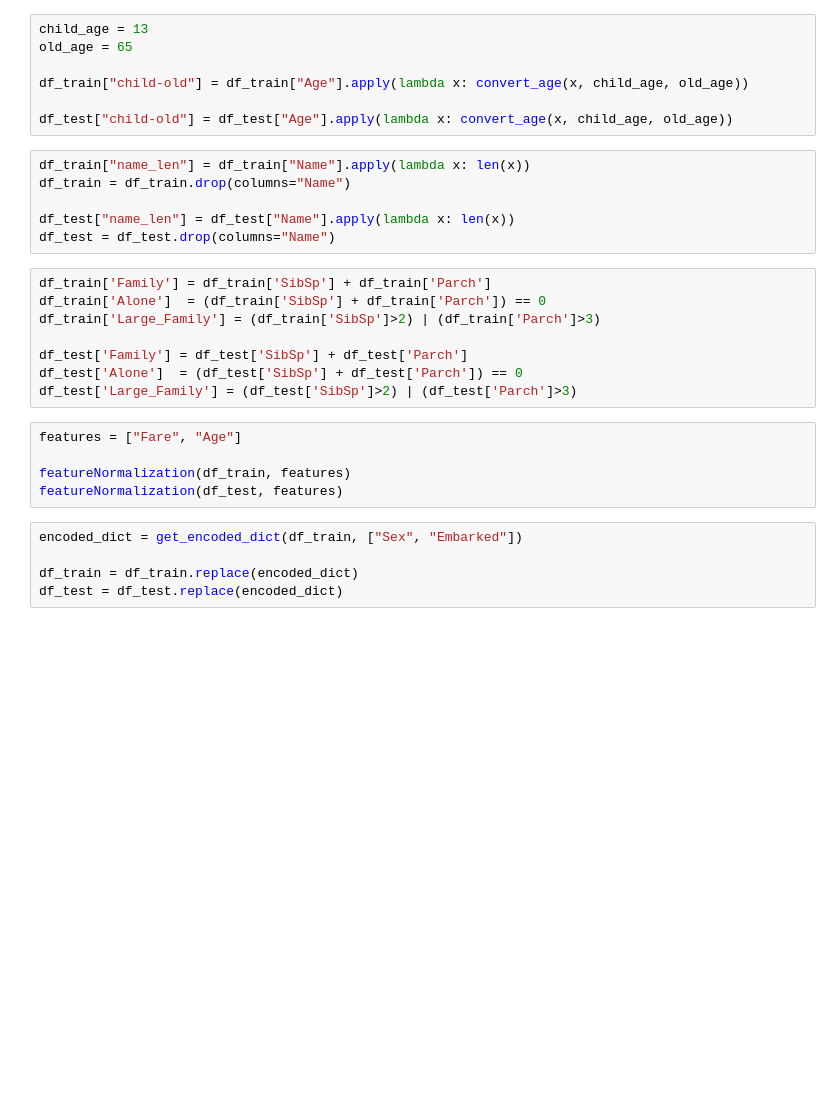
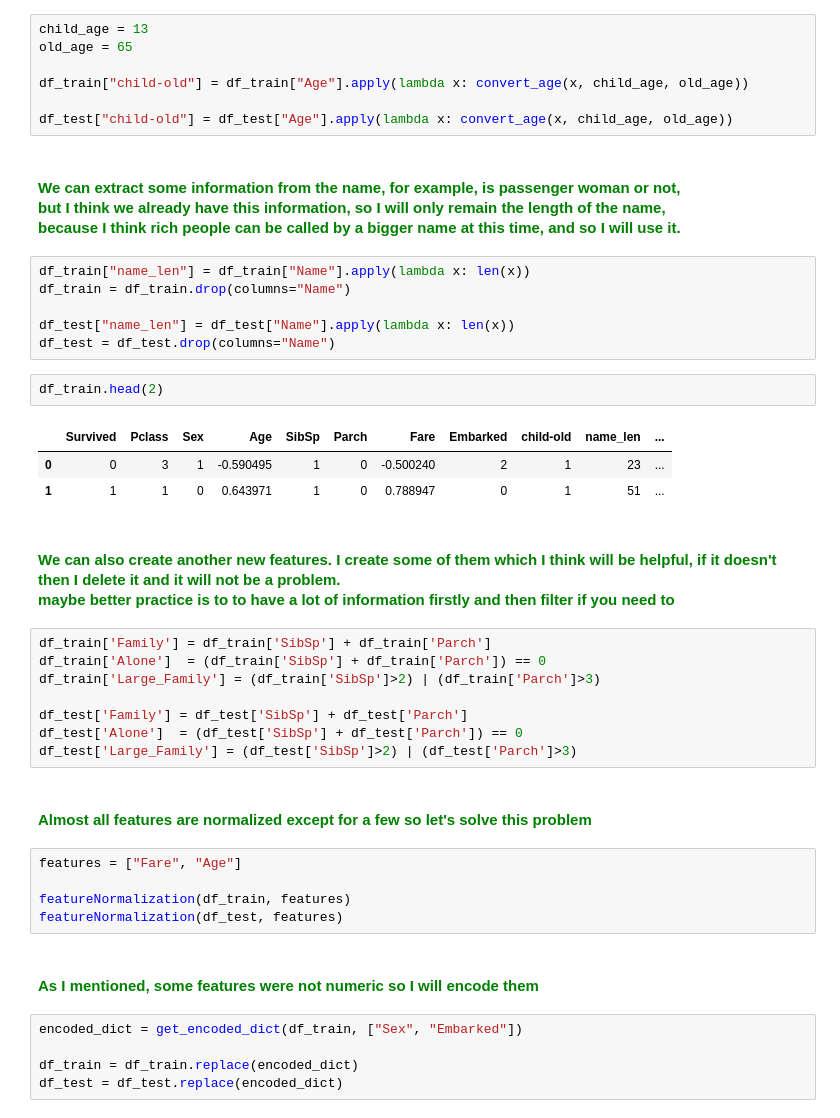
Before and after one commit to RRaphaell/kaggle_titanic, a Jupyter notebook: titanic_survival_prediction.ipynb, the cells around one changed output. Drawn from its saved outputs; the diff is of its cells as text; blank space fills up the shorter version.

```diff
--- a/titanic_survival_prediction.ipynb
+++ b/titanic_survival_prediction.ipynb
@@ -224,12 +249,22 @@ old_age = 65
 df_train["child-old"] = df_train["Age"].apply(lambda x: convert_age(x, child_age, old_age))
 
 df_test["child-old"] = df_test["Age"].apply(lambda x: convert_age(x, child_age, old_age))
+# %% [markdown]
+#### <span style="color:green">We can extract some information from the name, for example, is passenger woman or not, <br> but I think we already have this information, so I will only remain the length of the name, <br> because I think rich people can be called by a bigger name at this time, and so I will use it.
 # %%
 df_train["name_len"] = df_train["Name"].apply(lambda x: len(x))
 df_train = df_train.drop(columns="Name")
 
 df_test["name_len"] = df_test["Name"].apply(lambda x: len(x))
 df_test = df_test.drop(columns="Name")
+# %%
+df_train.head(2)
+# %% [output]
+|  | Survived | Pclass | Sex | Age | SibSp | Parch | Fare | Embarked | child-old | name_len | ... |
+| 0 | 0 | 3 | 1 | -0.590495 | 1 | 0 | -0.500240 | 2 | 1 | 23 | ... |
+| 1 | 1 | 1 | 0 | 0.643971 | 1 | 0 | 0.788947 | 0 | 1 | 51 | ... |
+# %% [markdown]
+#### <span style="color:green"> We can also create another new features. I create some of them which I think will be helpful, if it doesn't then I delete it and it will not be a problem. <br> maybe better practice is to to have a lot of information firstly and then filter if you need to
 # %%
 df_train['Family'] = df_train['SibSp'] + df_train['Parch']
 df_train['Alone']  = (df_train['SibSp'] + df_train['Parch']) == 0
@@ -238,11 +273,15 @@ df_train['Large_Family'] = (df_train['SibSp']>2) | (df_train['Parch']>3)
 df_test['Family'] = df_test['SibSp'] + df_test['Parch']
 df_test['Alone']  = (df_test['SibSp'] + df_test['Parch']) == 0
 df_test['Large_Family'] = (df_test['SibSp']>2) | (df_test['Parch']>3)
+# %% [markdown]
+#### <span style="color:green">  Almost all features are normalized except for a few so let's solve this problem
 # %%
 features = ["Fare", "Age"]
 
 featureNormalization(df_train, features)
 featureNormalization(df_test, features)
+# %% [markdown]
+#### <span style="color:green"> As I mentioned, some features were not numeric so I will encode them
 # %%
 encoded_dict = get_encoded_dict(df_train, ["Sex", "Embarked"])
 
```
Also changed, not shown: parts of 16 cells of this notebook.
